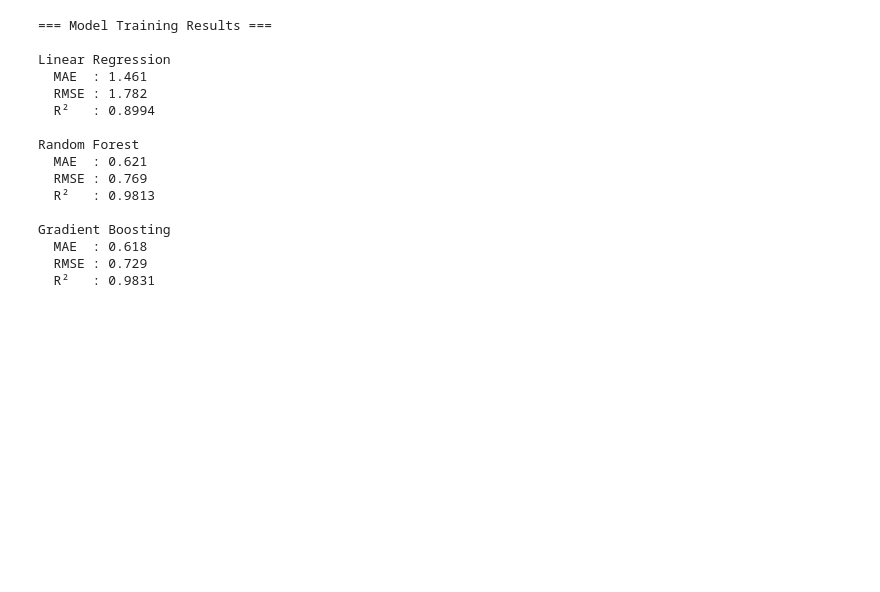
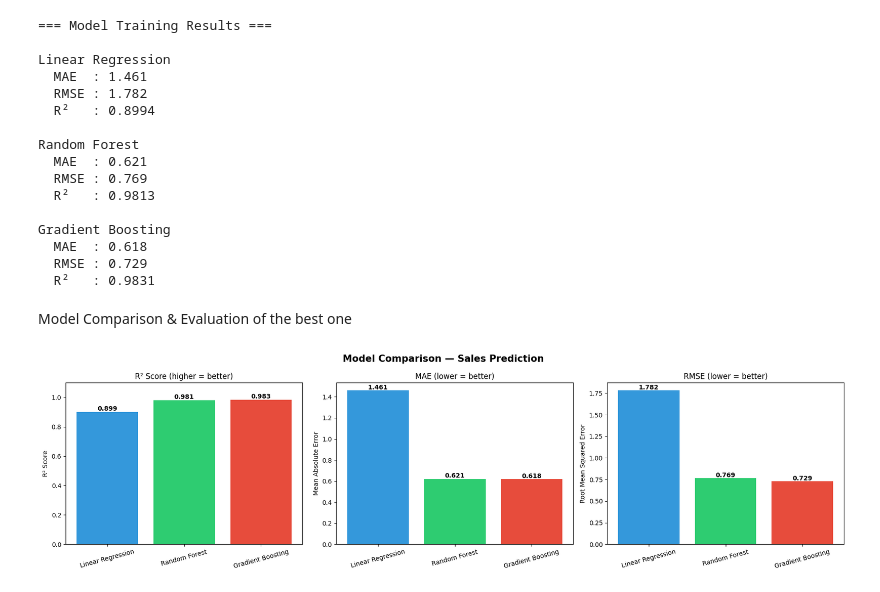
Before and after one commit to proxy-cmd/CodeAlpha_SalesPrediction, a Jupyter notebook: sales_prediction.ipynb, the cells around one changed output. Cells and saved outputs as stored; diff of their text form; code cells hidden in the pictures; blank space fills up the shorter version.

Commit message:
evluation of models

```diff
--- a/sales_prediction.ipynb
+++ b/sales_prediction.ipynb
@@ -232,3 +232,48 @@ Gradient Boosting
   MAE  : 0.618
   RMSE : 0.729
   R²   : 0.9831
+# %% [markdown]
+Model Comparison & Evaluation of the best one
+# %%
+fig, axes = plt.subplots(1, 3, figsize=(18, 5))
+fig.suptitle('Model Comparison — Sales Prediction', fontsize=15, fontweight='bold')
+
+names     = list(results.keys())
+r2_scores = [results[n]['R2']   for n in names]
+mae_vals  = [results[n]['MAE']  for n in names]
+rmse_vals = [results[n]['RMSE'] for n in names]
+bar_colors = ['#3498db', '#2ecc71', '#e74c3c']
+
+# R² Score
+bars = axes[0].bar(names, r2_scores, color=bar_colors)
+axes[0].set_title('R² Score (higher = better)')
+axes[0].set_ylim(0, 1.1)
+axes[0].set_ylabel('R² Score')
+for bar, v in zip(bars, r2_scores):
+    axes[0].text(bar.get_x() + bar.get_width()/2, bar.get_height() + 0.01,
+                 f'{v:.3f}', ha='center', fontweight='bold')
+axes[0].tick_params(axis='x', rotation=15)
+
+# MAE
+bars2 = axes[1].bar(names, mae_vals, color=bar_colors)
+axes[1].set_title('MAE (lower = better)')
+axes[1].set_ylabel('Mean Absolute Error')
+for bar, v in zip(bars2, mae_vals):
+    axes[1].text(bar.get_x() + bar.get_width()/2, bar.get_height() + 0.01,
+                 f'{v:.3f}', ha='center', fontweight='bold')
+axes[1].tick_params(axis='x', rotation=15)
+
+# RMSE
+bars3 = axes[2].bar(names, rmse_vals, color=bar_colors)
+axes[2].set_title('RMSE (lower = better)')
+axes[2].set_ylabel('Root Mean Squared Error')
+for bar, v in zip(bars3, rmse_vals):
+    axes[2].text(bar.get_x() + bar.get_width()/2, bar.get_height() + 0.01,
+                 f'{v:.3f}', ha='center', fontweight='bold')
+axes[2].tick_params(axis='x', rotation=15)
+
+plt.tight_layout()
+plt.savefig('model_comparison.png', dpi=150, bbox_inches='tight')
+plt.show()
+# %% [output]
+[figure, added]
```
Also changed, not shown: 1 other file.
